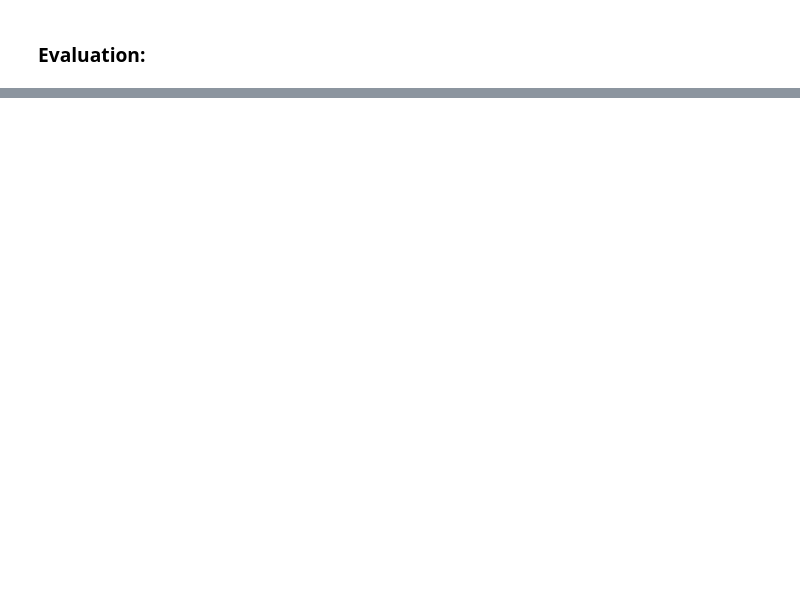
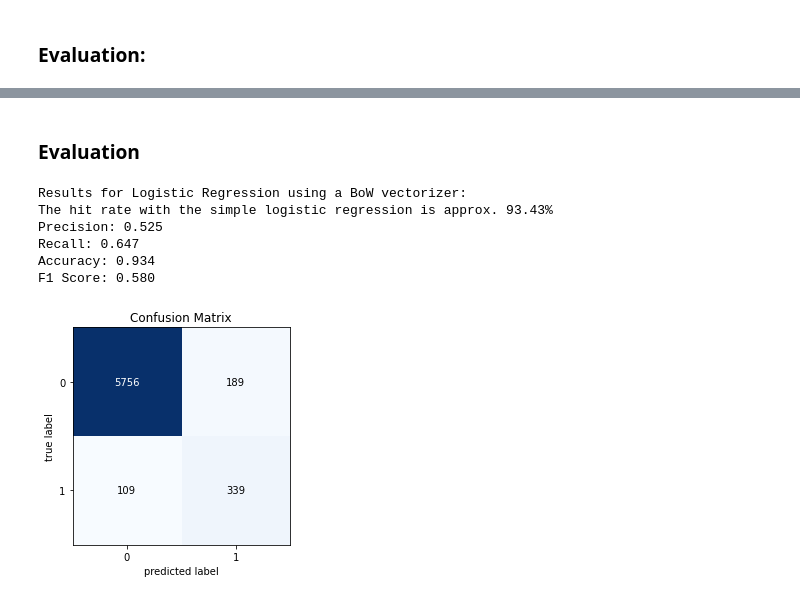
Before and after one commit to Aaron9812/Data_mining, a Jupyter notebook: src/models/regression.ipynb, the cells around one changed output, grey strips where cells are left out. Saved outputs shown, nothing was run; the diff lists cells and outputs as text; code cells hidden in the pictures; blank space fills up the shorter version.

```diff
--- a/src/models/regression.ipynb
+++ b/src/models/regression.ipynb
@@ -132,0 +394,7 @@ plt.show()
+# %%
+#Create new embeddings
+Xb_train = bow.transform(df_train_up['preprocessed'])
+Xb_test = bow.transform(df_test['preprocessed'])
+
+yb_train = df_train_up['label']
+yb_test = df_test['label']
@@ -132,0 +420,20 @@ plt.show()
+# %% [markdown]
+### Evaluation
+# %%
+evaluate(Xb_test, yb_test, 'BoW')
+# %% [output]
+Results for Logistic Regression using a BoW vectorizer:
+The hit rate with the simple logistic regression is approx. 93.43%
+Precision: 0.525
+Recall: 0.647
+Accuracy: 0.934
+F1 Score: 0.580
+# %%
+# Confusion-Matrix
+cm = confusion_matrix(yb_test, bow_model.predict(Xb_test))
+
+fig, ax = plot_confusion_matrix(conf_mat=cm)
+plt.title("Confusion Matrix")
+plt.show()
+# %% [output]
+[figure, added]
```
Also changed, not shown: parts of 47 cells of this notebook.
